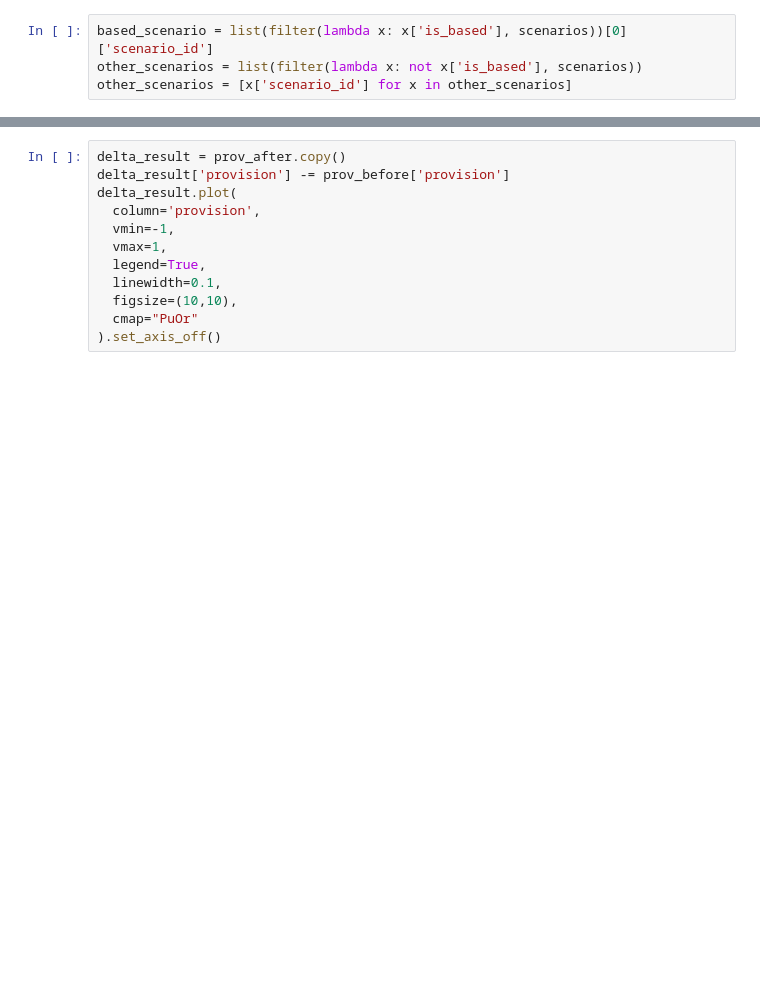
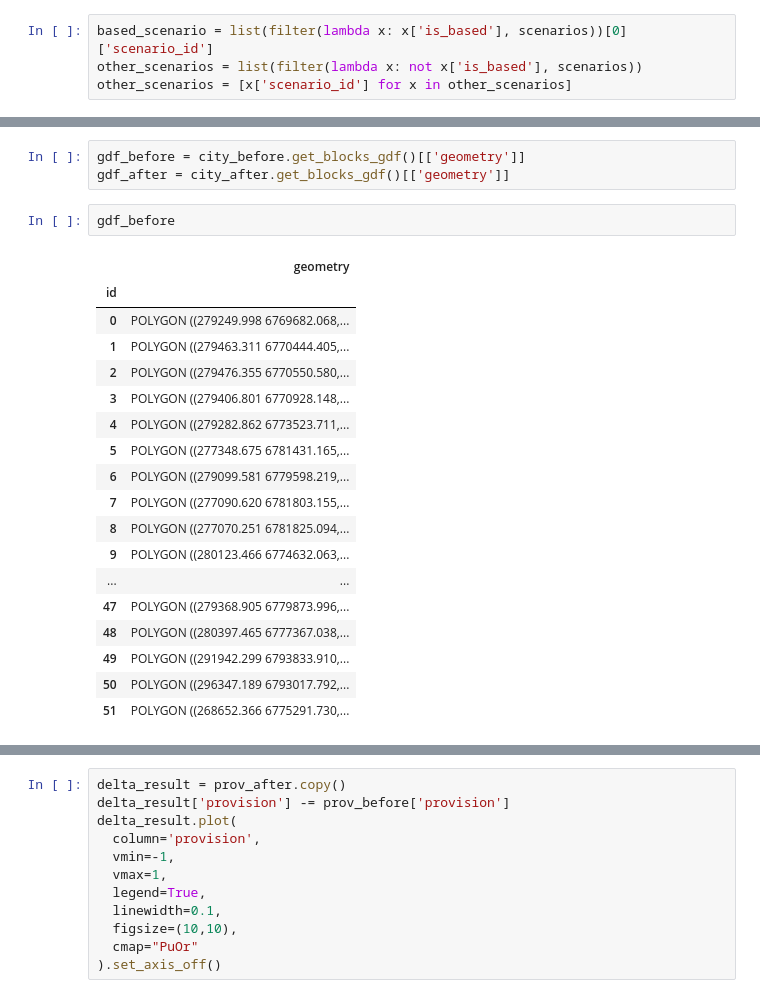
Before and after one commit to RuslanKozlyak/territorry_provision_api, a Jupyter notebook: test.ipynb, the cells around one changed output, grey strips where cells are left out. Saved outputs shown, nothing was run; the diff lists cells and outputs as text; blank space fills up the shorter version.

```diff
--- a/test.ipynb
+++ b/test.ipynb
@@ -380,0 +475,24 @@ prov.plot(prov_after)
+# %%
+gdf_before = city_before.get_blocks_gdf()[['geometry']]
+gdf_after = city_after.get_blocks_gdf()[['geometry']]
+# %%
+gdf_before
+# %% [output]
+|  | geometry |
+| id |  |
+| 0 | POLYGON ((279249.998 6769682.068,... |
+| 1 | POLYGON ((279463.311 6770444.405,... |
+| 2 | POLYGON ((279476.355 6770550.580,... |
+| 3 | POLYGON ((279406.801 6770928.148,... |
+| 4 | POLYGON ((279282.862 6773523.711,... |
+| 5 | POLYGON ((277348.675 6781431.165,... |
+| 6 | POLYGON ((279099.581 6779598.219,... |
+| 7 | POLYGON ((277090.620 6781803.155,... |
+| 8 | POLYGON ((277070.251 6781825.094,... |
+| 9 | POLYGON ((280123.466 6774632.063,... |
+| ... | ... |
+| 47 | POLYGON ((279368.905 6779873.996,... |
+| 48 | POLYGON ((280397.465 6777367.038,... |
+| 49 | POLYGON ((291942.299 6793833.910,... |
+| 50 | POLYGON ((296347.189 6793017.792,... |
+| 51 | POLYGON ((268652.366 6775291.730,... |
```
Also changed, not shown: parts of 24 cells of this notebook, 7 other files.
